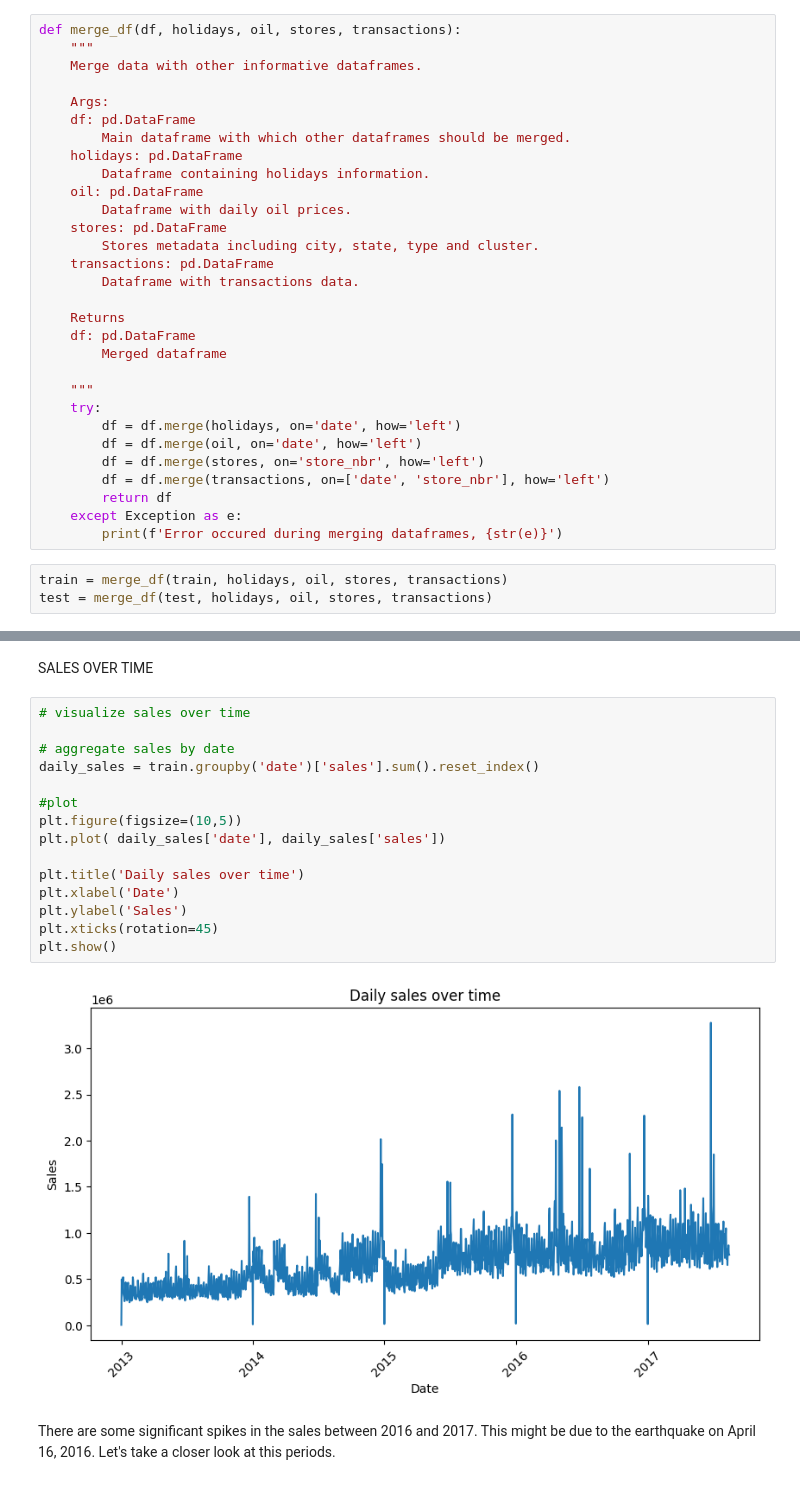
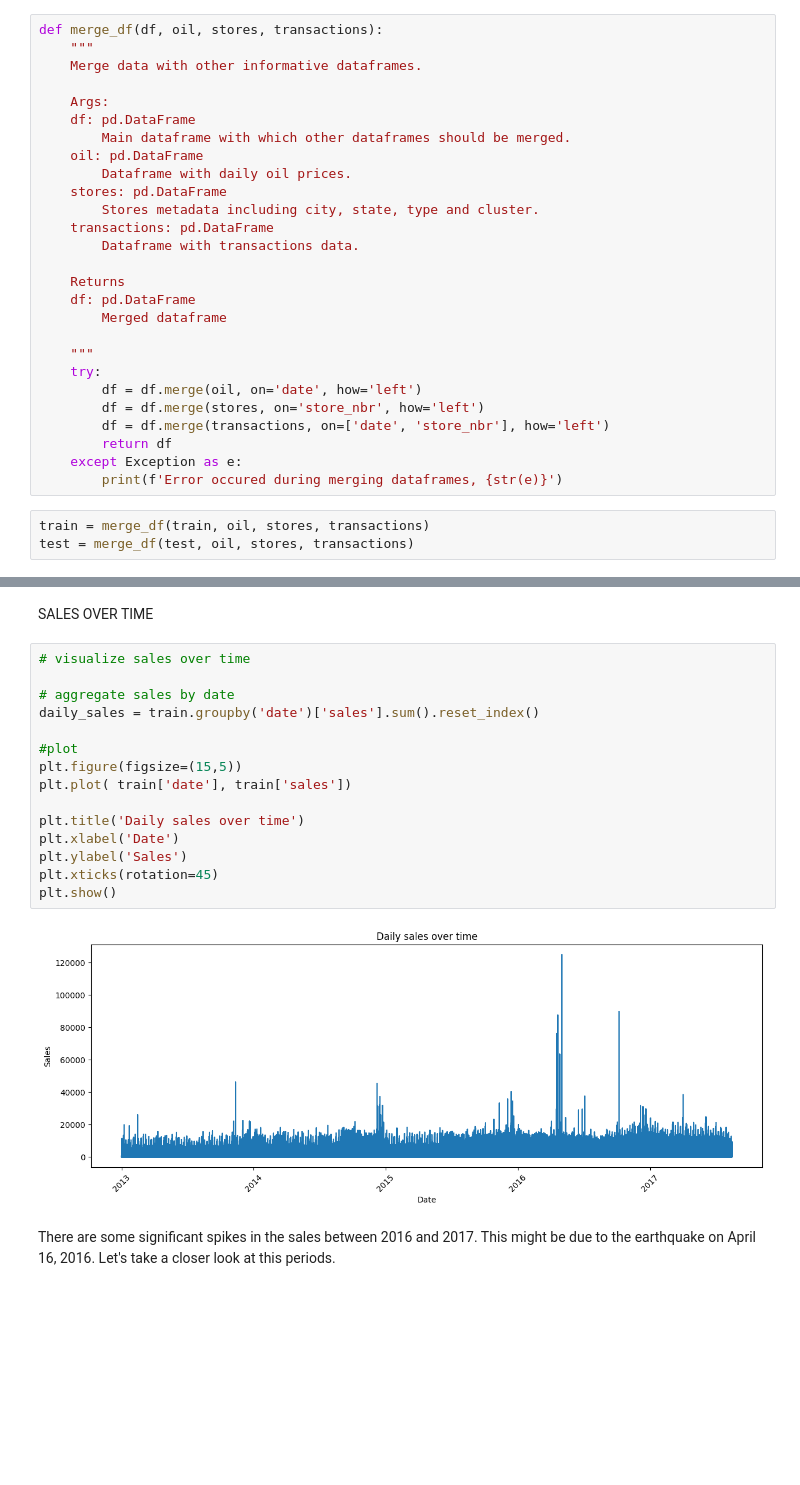
Before and after one commit to geethavenk/Sales_forecasting, a Jupyter notebook: notebooks/EDA_V1.ipynb, the cells around one changed output, grey strips where cells are left out. Cells and saved outputs as stored; diff of their text form; blank space fills up the shorter version.

```diff
--- a/notebooks/EDA_V1.ipynb
+++ b/notebooks/EDA_V1.ipynb
@@ -90,13 +90,11 @@ transaction data contains 83488 rows and 3 columns
 # %%
-def merge_df(df, holidays, oil, stores, transactions):
+def merge_df(df, oil, stores, transactions):
     """
     Merge data with other informative dataframes.
 
     Args:
     df: pd.DataFrame
         Main dataframe with which other dataframes should be merged.
-    holidays: pd.DataFrame
-        Dataframe containing holidays information.
     oil: pd.DataFrame
         Dataframe with daily oil prices.
     stores: pd.DataFrame
@@ -110,7 +108,6 @@ def merge_df(df, holidays, oil, stores, transactions):
 
     """
     try:
-        df = df.merge(holidays, on='date', how='left')
         df = df.merge(oil, on='date', how='left')
         df = df.merge(stores, on='store_nbr', how='left')
         df = df.merge(transactions, on=['date', 'store_nbr'], how='left')
@@ -118,8 +115,8 @@ def merge_df(df, holidays, oil, stores, transactions):
     except Exception as e:
         print(f'Error occured during merging dataframes, {str(e)}')
 # %%
-train = merge_df(train, holidays, oil, stores, transactions)
-test = merge_df(test, holidays, oil, stores, transactions)
+train = merge_df(train, oil, stores, transactions)
+test = merge_df(test, oil, stores, transactions)
 # %%
 train.head()
 # %% [output]
@@ -244,20 +242,20 @@ SALES OVER TIME
 # %%
 # visualize sales over time
 
 # aggregate sales by date
 daily_sales = train.groupby('date')['sales'].sum().reset_index()
 
 #plot
-plt.figure(figsize=(10,5))
-plt.plot( daily_sales['date'], daily_sales['sales'])
+plt.figure(figsize=(15,5))
+plt.plot( train['date'], train['sales'])
 
 plt.title('Daily sales over time')
 plt.xlabel('Date')
 plt.ylabel('Sales')
 plt.xticks(rotation=45)
 plt.show()
 # %% [output]
-[figure, old version]
+[figure, new version]
 # %% [markdown]
 There are some significant spikes in the sales between 2016 and 2017. This might be due to the earthquake on April 16, 2016. Let's take a closer look at this periods.
 # %%
```
Also changed, not shown: parts of 26 cells of this notebook.
